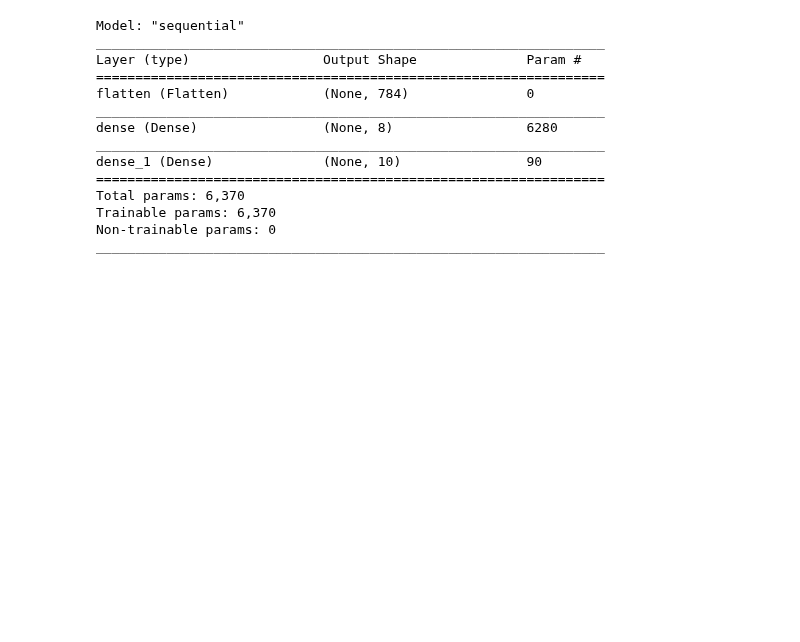
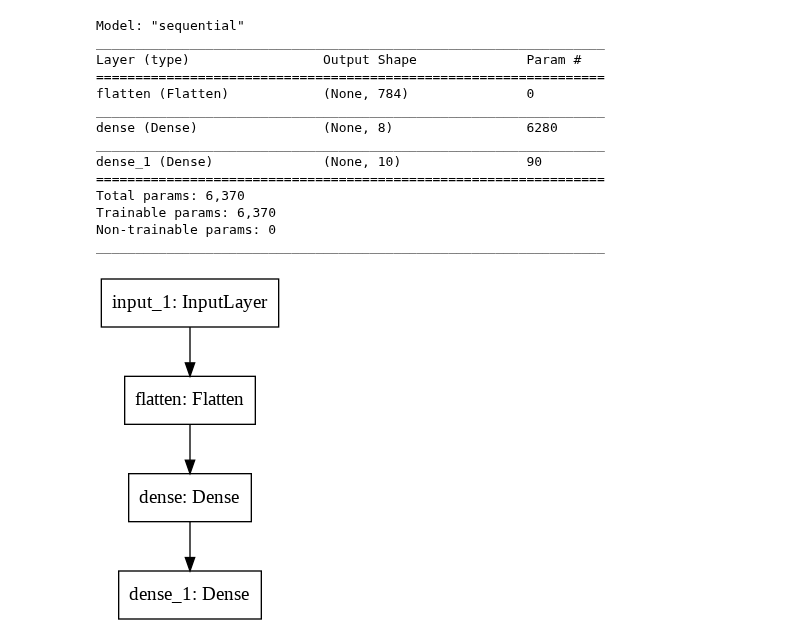
Before and after one commit to mein0121/Python_JupyterNotebook, a Jupyter notebook: 08.DeepLearning/05_DNN_성능개선_소스.ipynb, the cells around one changed output. Cells and saved outputs as stored; diff of their text form; code cells hidden in the pictures; blank space fills up the shorter version.

```diff
--- a/08.DeepLearning/05_DNN_성능개선_소스.ipynb
+++ b/08.DeepLearning/05_DNN_성능개선_소스.ipynb
@@ -109,3 +108,8 @@ Total params: 6,370
 Trainable params: 6,370
 Non-trainable params: 0
 _________________________________________________________________
+# %%
+from keras.utils import plot_model
+plot_model(model)
+# %% [output]
+[figure, added]
```
Also changed, not shown: parts of 47 cells of this notebook, 1 other file.
